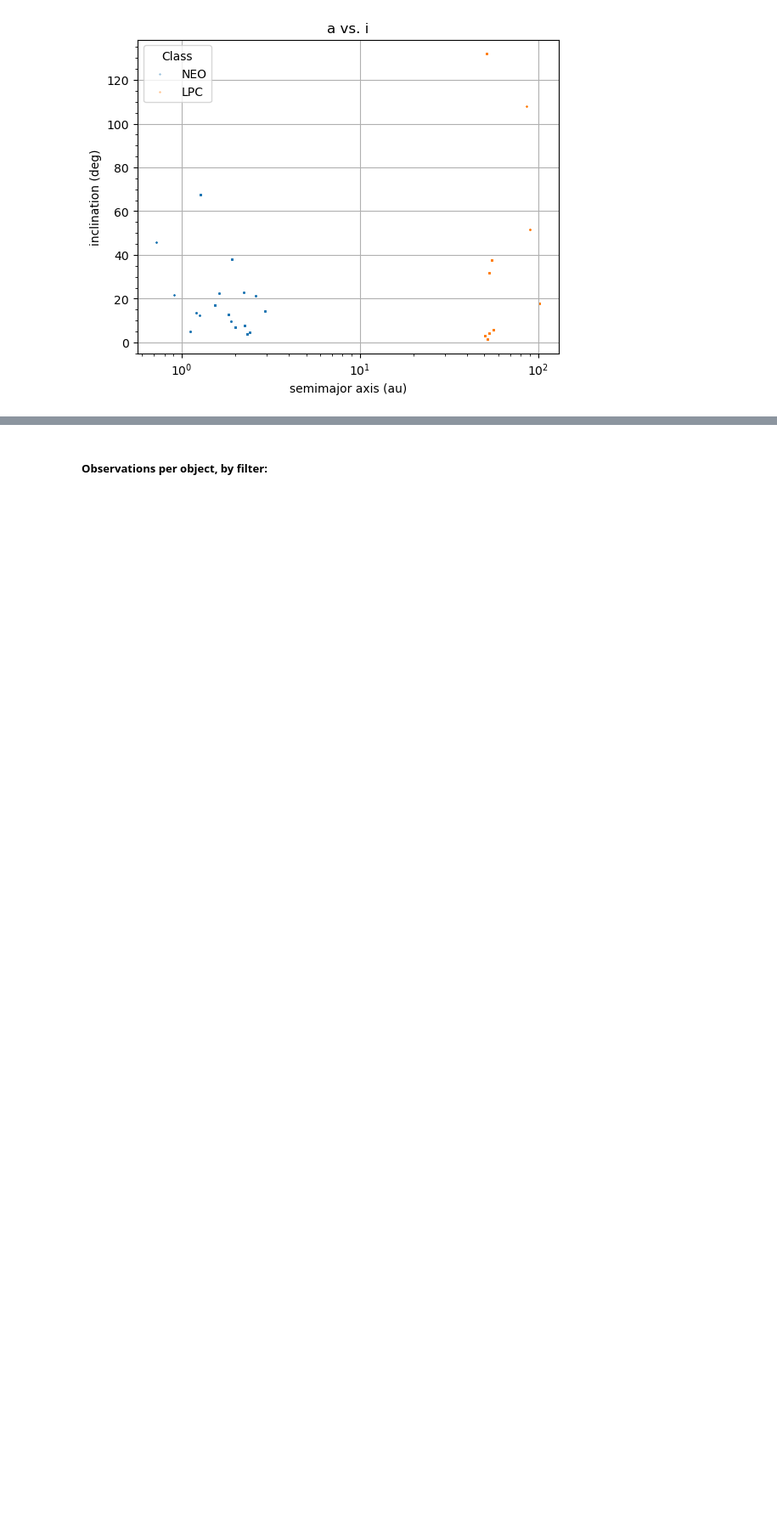
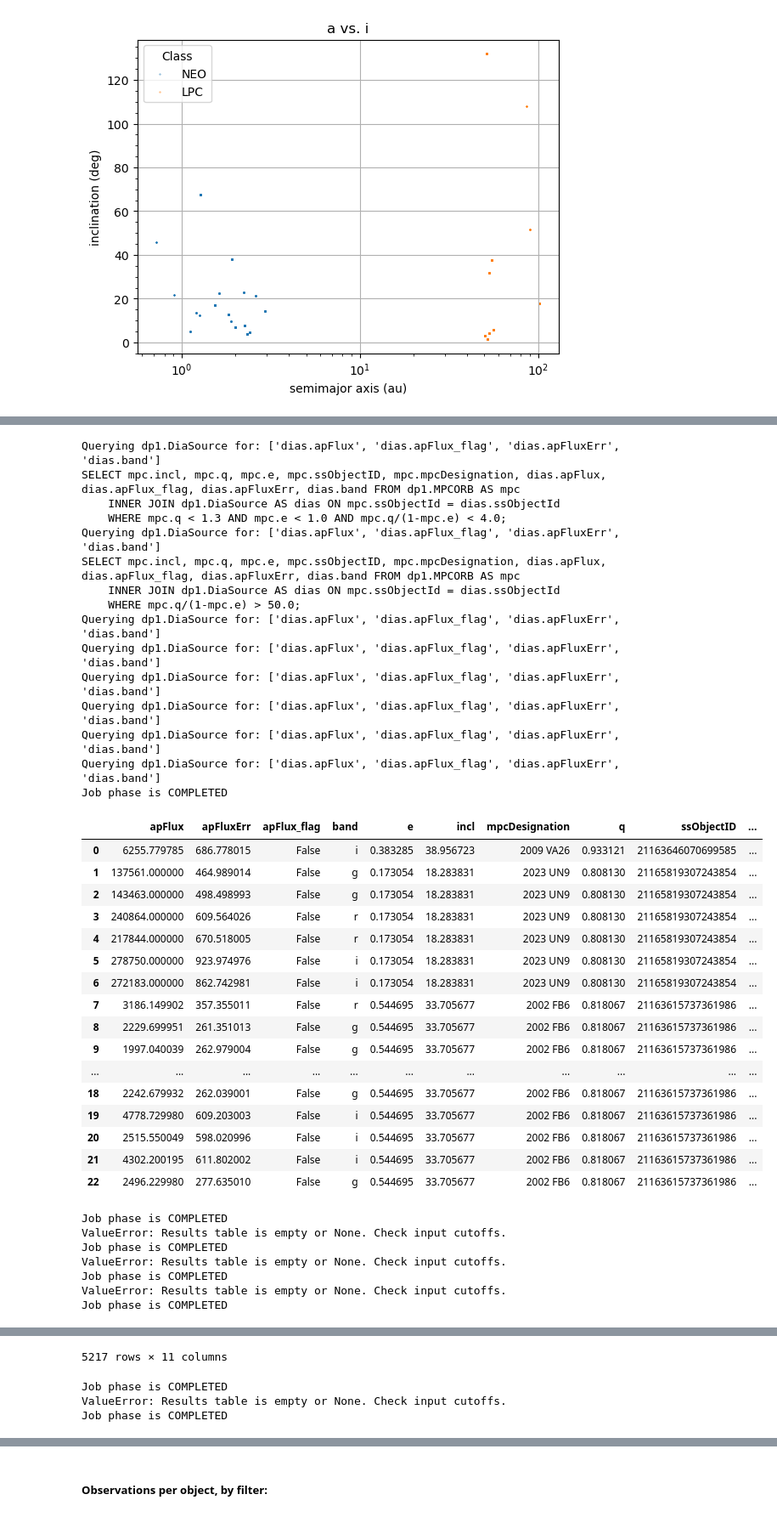
Before and after one commit to lsst-sssc/rsp_queries, a Jupyter notebook: docs/notebooks/query_tutorial.ipynb, the cells around one changed output, grey strips where cells are left out. Shown: that part at 85% size. Cells and saved outputs as stored; diff of their text form; code cells hidden in the pictures; blank space fills up the shorter version.

```diff
--- a/docs/notebooks/query_tutorial.ipynb
+++ b/docs/notebooks/query_tutorial.ipynb
@@ -168,0 +192,68 @@ Index(['band', 'e', 'incl', 'magTrueVband', 'mpcDesignation', 'q',
+# %%
+# Entire DP1 catalog
+
+# create the query
+NEO_string, NEO_class_name = q.make_query(catalog = "dp1", class_name = "NEO", cutoffs = None, join = "DiaSource")
+print(NEO_string)
+LPC_string, LPC_class_name = q.make_query(catalog = "dp1", class_name = "LPC", cutoffs = None, join = "DiaSource")
+print(LPC_string)
+TNO_string, TNO_class_name = q.make_query(catalog = "dp1", class_name = "TNO", cutoffs = None, join = "DiaSource")
+Ntrojan_string, Ntrojan_class_name = q.make_query(catalog = "dp1", class_name = "Ntrojan", cutoffs = None, join = "DiaSource")
+MBA_string, MBA_class_name = q.make_query(catalog = "dp1", class_name = "MBA", cutoffs = None, join = "DiaSource")
+Centaur_string, Centaur_class_name = q.make_query(catalog = "dp1", class_name = "Centaur", cutoffs = None, join = "DiaSource")
+Jtrojan_string, Jtrojan_class_name = q.make_query(catalog = "dp1", class_name = "Jtrojan", cutoffs = None, join = "DiaSource")
+JFC_string, JFC_class_name = q.make_query(catalog = "dp1", class_name = "JFC", cutoffs = None, join = "DiaSource")
+
+
+# run the query
+NEO = q.run_query(NEO_string, NEO_class_name, "dp1", to_pandas = True)
+LPC = q.run_query(LPC_string, LPC_class_name, "dp1", to_pandas = True)
+TNO = q.run_query(TNO_string, TNO_class_name, "dp1", to_pandas = True)
+Ntrojan = q.run_query(Ntrojan_string, Ntrojan_class_name, "dp1", to_pandas = True)
+MBA = q.run_query(MBA_string, MBA_class_name, "dp1", to_pandas = True)
+Centaur = q.run_query(Centaur_string, Centaur_class_name, "dp1", to_pandas = True)
+Jtrojan = q.run_query(Jtrojan_string, Jtrojan_class_name, "dp1", to_pandas = True)
+JFC = q.run_query(JFC_string, JFC_class_name, "dp1", to_pandas = True)
+
+
+main_example_table = p.combine_tables(NEO, LPC, TNO, Ntrojan, MBA, Centaur, Jtrojan, JFC)
+# %% [output]
+Querying dp1.DiaSource for: ['dias.apFlux', 'dias.apFlux_flag', 'dias.apFluxErr', 'dias.band']
+SELECT mpc.incl, mpc.q, mpc.e, mpc.ssObjectID, mpc.mpcDesignation, dias.apFlux, dias.apFlux_flag, dias.apFluxErr, dias.band FROM dp1.MPCORB AS mpc
+    INNER JOIN dp1.DiaSource AS dias ON mpc.ssObjectId = dias.ssObjectId
+    WHERE mpc.q < 1.3 AND mpc.e < 1.0 AND mpc.q/(1-mpc.e) < 4.0;
+Querying dp1.DiaSource for: ['dias.apFlux', 'dias.apFlux_flag', 'dias.apFluxErr', 'dias.band']
+SELECT mpc.incl, mpc.q, mpc.e, mpc.ssObjectID, mpc.mpcDesignation, dias.apFlux, dias.apFlux_flag, dias.apFluxErr, dias.band FROM dp1.MPCORB AS mpc
+    INNER JOIN dp1.DiaSource AS dias ON mpc.ssObjectId = dias.ssObjectId
+    WHERE mpc.q/(1-mpc.e) > 50.0;
+Querying dp1.DiaSource for: ['dias.apFlux', 'dias.apFlux_flag', 'dias.apFluxErr', 'dias.band']
+Querying dp1.DiaSource for: ['dias.apFlux', 'dias.apFlux_flag', 'dias.apFluxErr', 'dias.band']
+Querying dp1.DiaSource for: ['dias.apFlux', 'dias.apFlux_flag', 'dias.apFluxErr', 'dias.band']
+Querying dp1.DiaSource for: ['dias.apFlux', 'dias.apFlux_flag', 'dias.apFluxErr', 'dias.band']
+Querying dp1.DiaSource for: ['dias.apFlux', 'dias.apFlux_flag', 'dias.apFluxErr', 'dias.band']
+Querying dp1.DiaSource for: ['dias.apFlux', 'dias.apFlux_flag', 'dias.apFluxErr', 'dias.band']
+Job phase is COMPLETED
+|  | apFlux | apFluxErr | apFlux_flag | band | e | incl | mpcDesignation | q | ssObjectID | ... |
+| 0 | 6255.779785 | 686.778015 | False | i | 0.383285 | 38.956723 | 2009 VA26 | 0.933121 | 21163646070699585 | ... |
+| 1 | 137561.000000 | 464.989014 | False | g | 0.173054 | 18.283831 | 2023 UN9 | 0.808130 | 21165819307243854 | ... |
+| 2 | 143463.000000 | 498.498993 | False | g | 0.173054 | 18.283831 | 2023 UN9 | 0.808130 | 21165819307243854 | ... |
+| 3 | 240864.000000 | 609.564026 | False | r | 0.173054 | 18.283831 | 2023 UN9 | 0.808130 | 21165819307243854 | ... |
+| 4 | 217844.000000 | 670.518005 | False | r | 0.173054 | 18.283831 | 2023 UN9 | 0.808130 | 21165819307243854 | ... |
+| 5 | 278750.000000 | 923.974976 | False | i | 0.173054 | 18.283831 | 2023 UN9 | 0.808130 | 21165819307243854 | ... |
+| 6 | 272183.000000 | 862.742981 | False | i | 0.173054 | 18.283831 | 2023 UN9 | 0.808130 | 21165819307243854 | ... |
+| 7 | 3186.149902 | 357.355011 | False | r | 0.544695 | 33.705677 | 2002 FB6 | 0.818067 | 21163615737361986 | ... |
+| 8 | 2229.699951 | 261.351013 | False | g | 0.544695 | 33.705677 | 2002 FB6 | 0.818067 | 21163615737361986 | ... |
+| 9 | 1997.040039 | 262.979004 | False | g | 0.544695 | 33.705677 | 2002 FB6 | 0.818067 | 21163615737361986 | ... |
+| ... | ... | ... | ... | ... | ... | ... | ... | ... | ... | ... |
+| 18 | 2242.679932 | 262.039001 | False | g | 0.544695 | 33.705677 | 2002 FB6 | 0.818067 | 21163615737361986 | ... |
+| 19 | 4778.729980 | 609.203003 | False | i | 0.544695 | 33.705677 | 2002 FB6 | 0.818067 | 21163615737361986 | ... |
+| 20 | 2515.550049 | 598.020996 | False | i | 0.544695 | 33.705677 | 2002 FB6 | 0.818067 | 21163615737361986 | ... |
+| 21 | 4302.200195 | 611.802002 | False | i | 0.544695 | 33.705677 | 2002 FB6 | 0.818067 | 21163615737361986 | ... |
+| 22 | 2496.229980 | 277.635010 | False | g | 0.544695 | 33.705677 | 2002 FB6 | 0.818067 | 21163615737361986 | ... |
+Job phase is COMPLETED
+ValueError: Results table is empty or None. Check input cutoffs.
+Job phase is COMPLETED
+ValueError: Results table is empty or None. Check input cutoffs.
+Job phase is COMPLETED
+ValueError: Results table is empty or None. Check input cutoffs.
+Job phase is COMPLETED
@@ -168,0 +272,4 @@ Index(['band', 'e', 'incl', 'magTrueVband', 'mpcDesignation', 'q',
+5217 rows × 11 columns
+Job phase is COMPLETED
+ValueError: Results table is empty or None. Check input cutoffs.
+Job phase is COMPLETED
```
Also changed, not shown: parts of 12 cells of this notebook.
